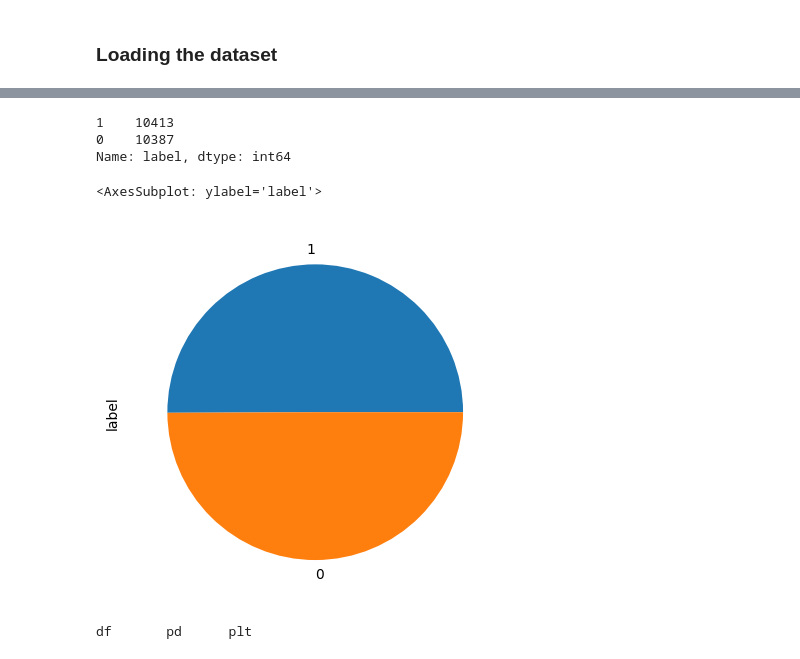
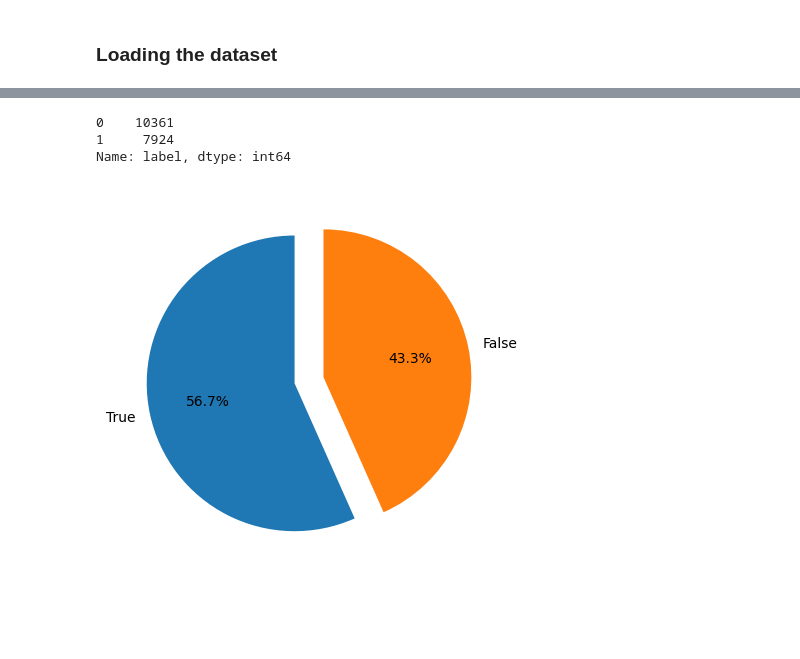
Before and after one commit to norbix123456/Fake-news-detection-jupyter, a Jupyter notebook: Fake_news_detection.ipynb, the cells around one changed output, grey strips where cells are left out. Cells and saved outputs as stored; diff of their text form; code cells hidden in the pictures; blank space fills up the shorter version.

```diff
--- a/Fake_news_detection.ipynb
+++ b/Fake_news_detection.ipynb
@@ -6,4 +6,5 @@
 import pandas as pd
 
 df = pd.read_csv("fake_news_kaggle/train.csv")
+df.dropna(inplace = True)
 # %%
@@ -25,15 +32,11 @@ display(df)
 # %%
 import matplotlib.pyplot as plt
 
 print(df.label.value_counts())
-df.label.value_counts().plot(kind='pie')
+plt.pie(df.label.value_counts(),labels=["True","False"],autopct='%1.1f%%',explode =[0.2,0], startangle=90)
+plt.show()
 # %% [output]
-1    10413
-0    10387
+0    10361
+1     7924
 Name: label, dtype: int64
-<AxesSubplot: ylabel='label'>
-[figure, old version]
+[figure, new version]
-# %%
-who
-# %% [output]
-df       pd      plt
```
Also changed, not shown: parts of 12 cells of this notebook.
